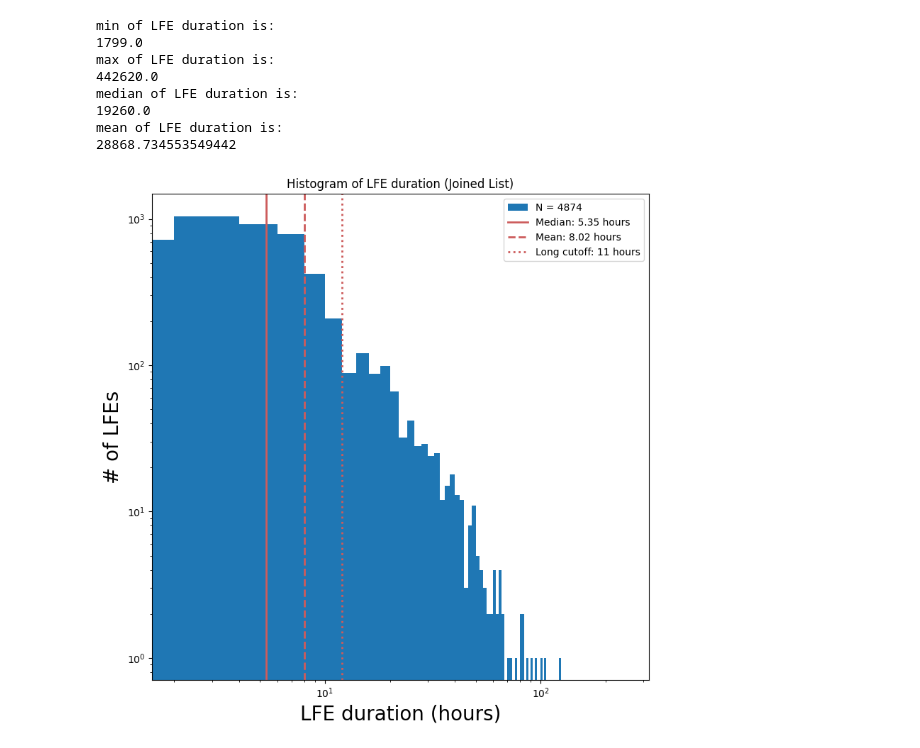
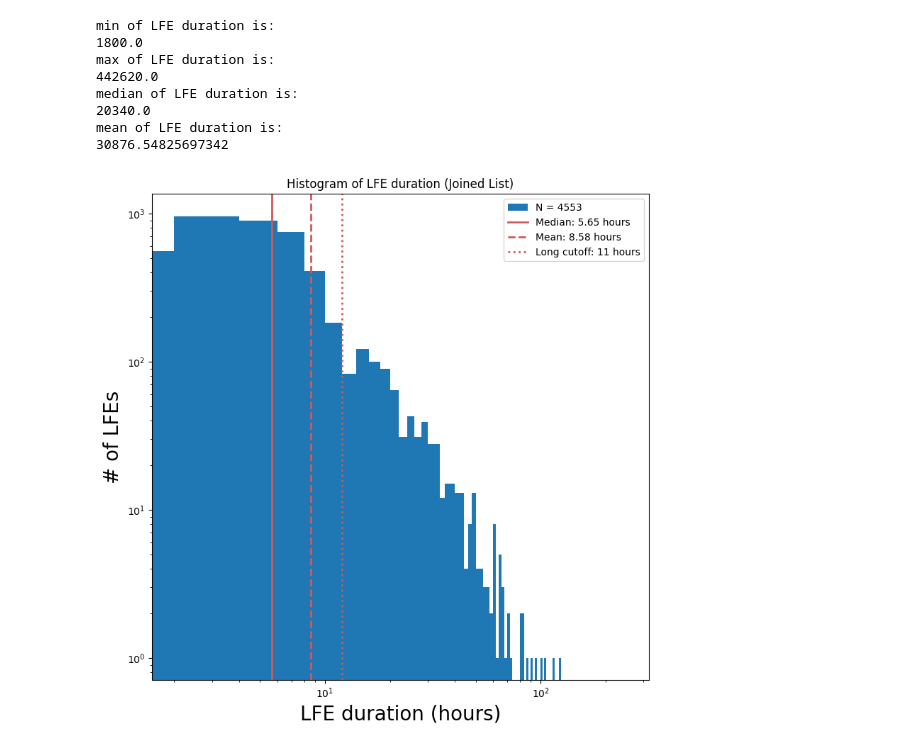
Before and after one commit to DIASPlanetary/Saturn_LFEs, a Jupyter notebook: fig3_lfe_duration/fig3_lfe_duration.ipynb, the cells around one changed output. Drawn from its saved outputs; the diff is of its cells as text; code cells hidden in the pictures.

```diff
--- a/fig3_lfe_duration/fig3_lfe_duration.ipynb
+++ b/fig3_lfe_duration/fig3_lfe_duration.ipynb
@@ -41,22 +41,22 @@ def PlotDurationHistogram(LFE_secs):
 
     plt.show()
 # %%
-LFE_df = pd.read_csv('../data/calculated/lfe_detections_unet.csv', parse_dates=['start','end'])
+LFE_df = pd.read_csv('../data/calculated/LFEs_joined.csv', parse_dates=['start','end'])
 
 LFE_duration = LFE_df['end']-LFE_df['start']  #want this in minutes and to be smart about day/year boundaries
 
 LFE_secs = []
 for i in range(np.array(LFE_duration).size):
     LFE_secs.append(LFE_duration[i].total_seconds())
 
 PlotDurationHistogram(LFE_secs)
 # %% [output]
 min of LFE duration is:
-1799.0
+1800.0
 max of LFE duration is:
 442620.0
 median of LFE duration is:
-19260.0
+20340.0
 mean of LFE duration is:
-28868.734553549442
+30876.54825697342
-[figure, old version]
+[figure, new version]
```
Also changed, not shown: 4 other files.
